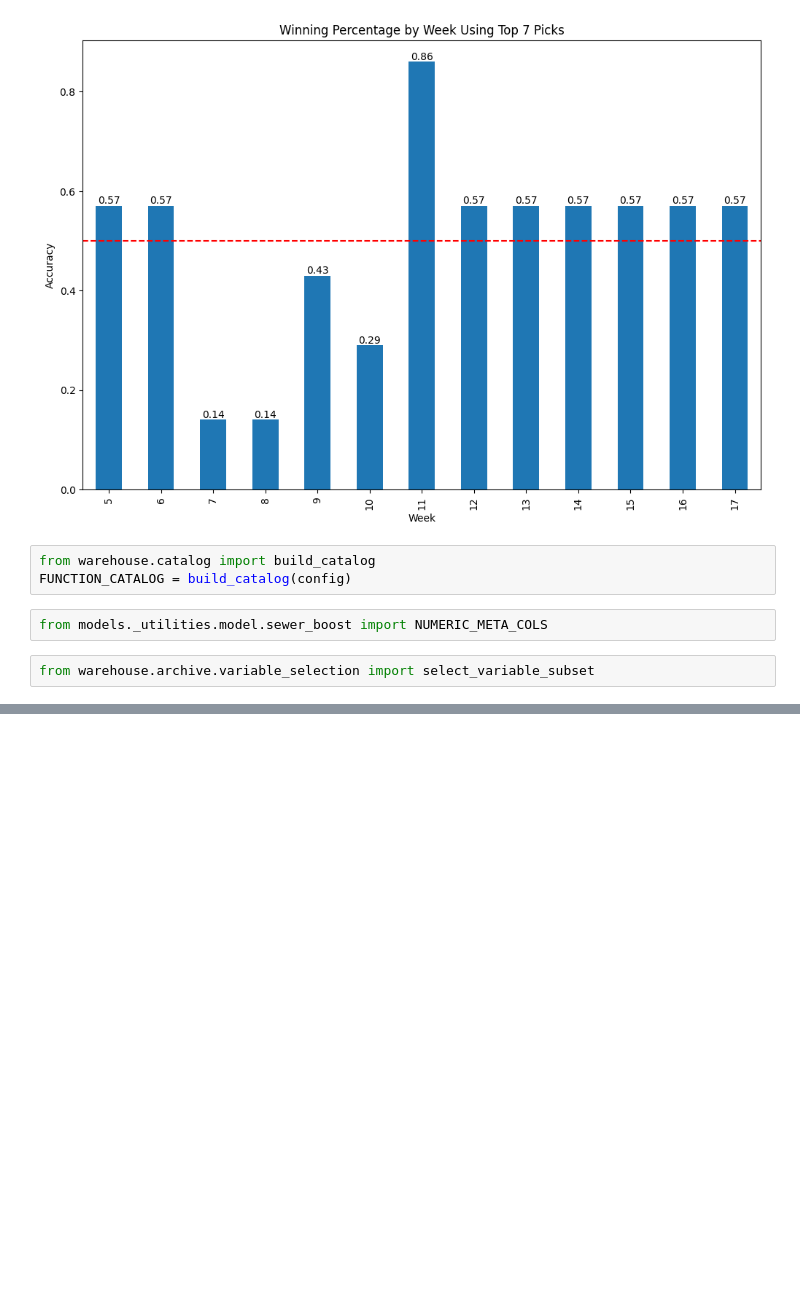
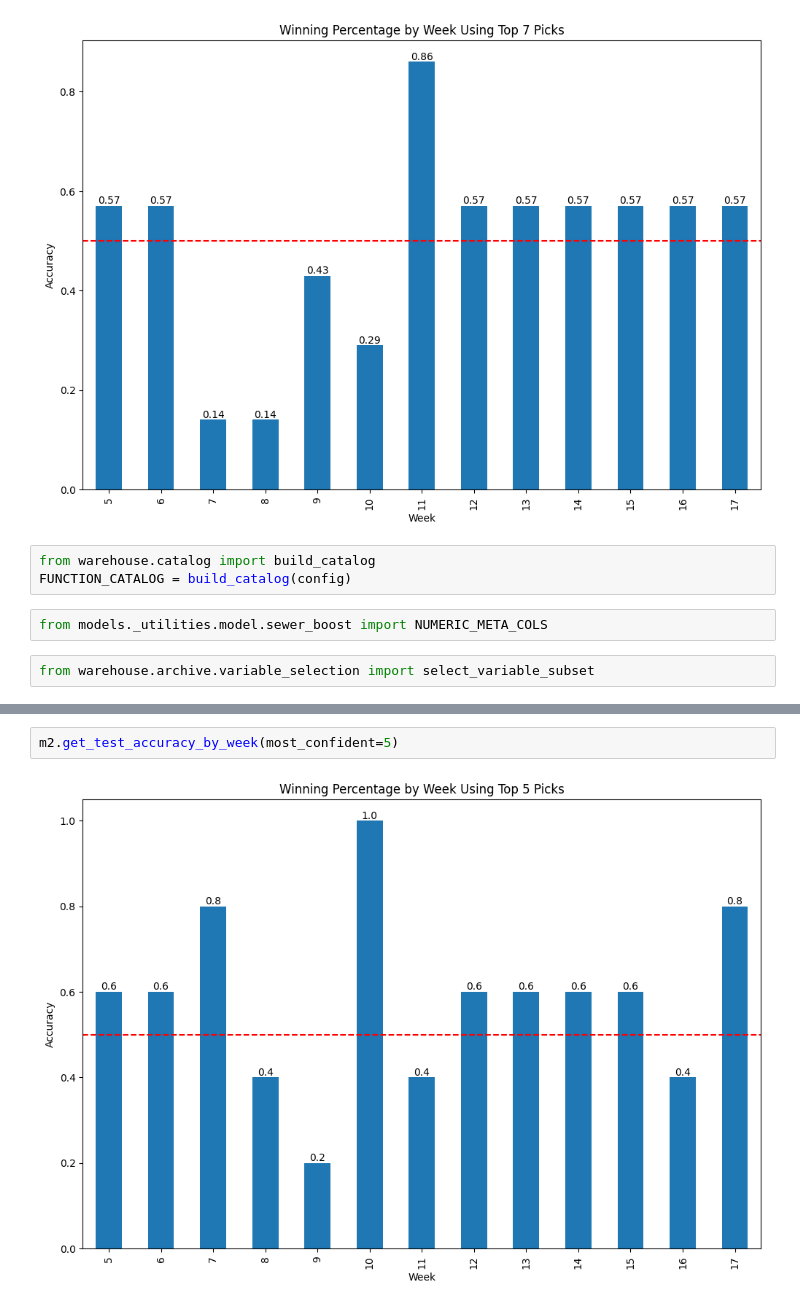
Before and after one commit to zachaustin01/sewer-nfl, a Jupyter notebook: models/_notebooks/model_testing.ipynb, the cells around one changed output, grey strips where cells are left out. Saved outputs shown, nothing was run; the diff lists cells and outputs as text; blank space fills up the shorter version.

```diff
--- a/models/_notebooks/model_testing.ipynb
+++ b/models/_notebooks/model_testing.ipynb
@@ -82,0 +105,4 @@ team
+# %%
+m2.get_test_accuracy_by_week(most_confident=5)
+# %% [output]
+[figure, added]
```
Also changed, not shown: parts of 2 cells of this notebook, 1 other file.
